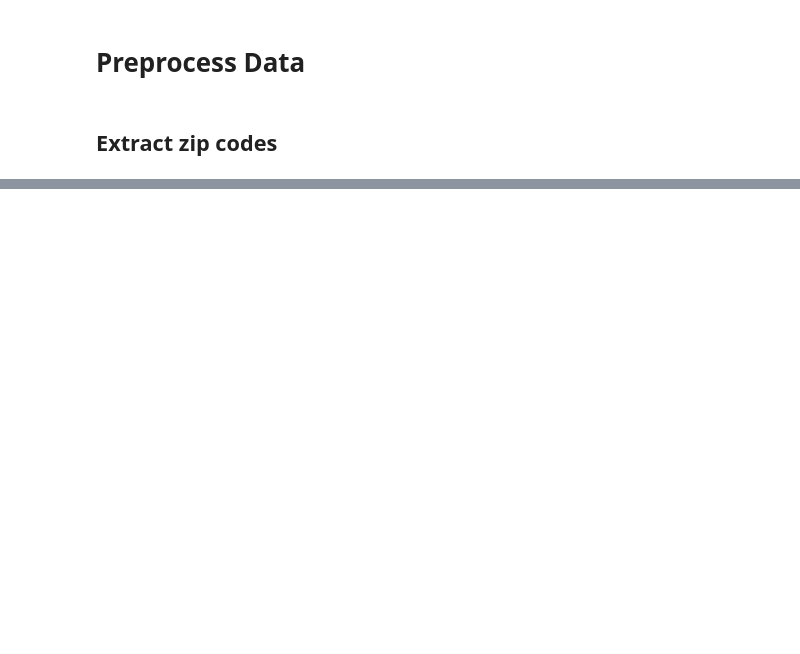
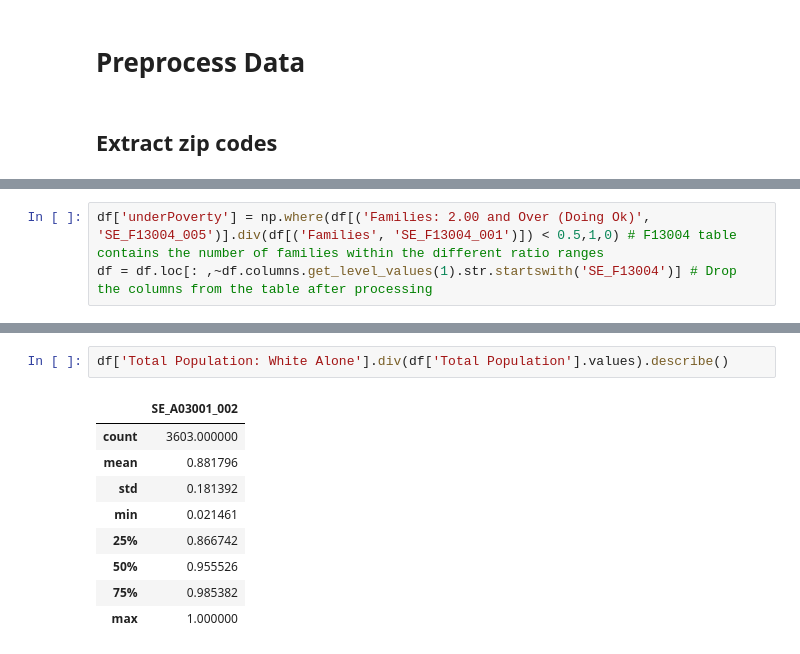
Before and after one commit to mo-vellanki/ist707_team4_acs_poverty_analysis, a Jupyter notebook: team4_analysis.ipynb, the cells around one changed output, grey strips where cells are left out. Cells and saved outputs as stored; diff of their text form; blank space fills up the shorter version.

```diff
--- a/team4_analysis.ipynb
+++ b/team4_analysis.ipynb
@@ -77,0 +101,3 @@ df.loc[:, df.columns.get_level_values(1).str.startswith('SE_A00002')]
+# %%
+df['underPoverty'] = np.where(df[('Families: 2.00 and Over (Doing Ok)', 'SE_F13004_005')].div(df[('Families', 'SE_F13004_001')]) < 0.5,1,0) # F13004 table contains the number of families within the different ratio ranges
+df = df.loc[: ,~df.columns.get_level_values(1).str.startswith('SE_F13004')] # Drop the columns from the table after processing
@@ -77,0 +125,12 @@ df.loc[:, df.columns.get_level_values(1).str.startswith('SE_A00002')]
+# %%
+df['Total Population: White Alone'].div(df['Total Population'].values).describe()
+# %% [output]
+|  | SE_A03001_002 |
+| count | 3603.000000 |
+| mean | 0.881796 |
+| std | 0.181392 |
+| min | 0.021461 |
+| 25% | 0.866742 |
+| 50% | 0.955526 |
+| 75% | 0.985382 |
+| max | 1.000000 |
```
Also changed, not shown: parts of 21 cells of this notebook.
